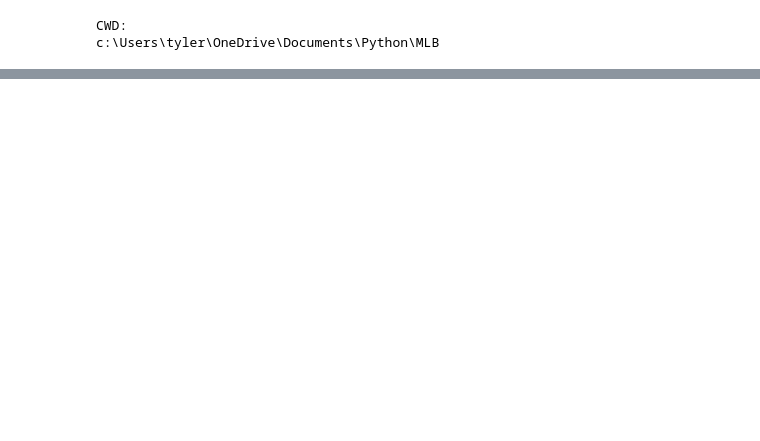
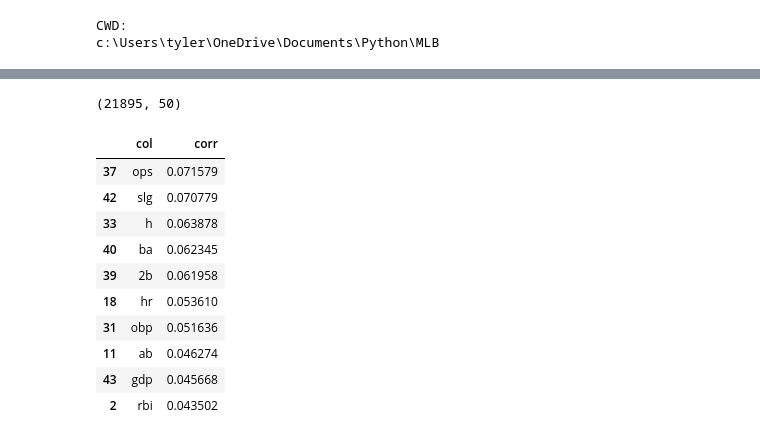
Before and after one commit to tylerengland25/MLB, a Jupyter notebook: backend/analysis/analysis.ipynb, the cells around one changed output, grey strips where cells are left out. Cells and saved outputs as stored; diff of their text form; code cells hidden in the pictures; blank space fills up the shorter version.

```diff
--- a/backend/analysis/analysis.ipynb
+++ b/backend/analysis/analysis.ipynb
@@ -63,6 +66,7 @@ batting_totals['wpa-'] = batting_totals['wpa-'].apply(lambda x: float(x.strip("%
 batting_totals['cwpa'] = batting_totals['cwpa'].apply(lambda x: float(x.strip("%")))
 batting_totals = batting_totals.fillna(0)
 batting_totals = batting_totals[batting_totals['ab'] != 0]
+batting_totals = batting_totals.drop_duplicates(['date', 'visitor', 'home', 'team'])
 
 batting_totals.info(verbose=True)
 # %% [output]
@@ -175,0 +234,57 @@ bullpen.groupby(
+# %%
+def feature_engineer(df):
+    # Function for feature engineering stats for batting
+    df[f'ba'] = df[f'h'] / df[f'ab']
+    df[f'obp'] = (df[f'h'] + df[f'bb'] + df[f'hbp']) / (df[f'ab'] + df[f'bb'] + df[f'hbp'] + df[f'sf'])
+    df[f'1b'] = df[f'h'] - (df[f'2b'] + df[f'3b'] + df[f'hr'])
+    df[f'slg'] = (df[f'1b'] + 2*df[f'2b'] + 3*df[f'3b'] + 4*df[f'hr']) / df[f'ab']
+    df[f'ops'] = df[f'obp'] + df[f'slg']
+
+    return df
+# %%
+batting_totals['h_target'] = batting_totals['h']
+batting_totals['season'] = batting_totals['date'].dt.year
+
+df = batting_totals.set_index(
+    ['team']
+).sort_index()
+
+batting_season = pd.DataFrame()
+for index in df.index.unique():
+    team_df = df.loc[index, :].sort_values(
+        ['date'],
+        ascending=True
+    ).copy()
+
+    for col in list(set(df.columns).difference(['date', 'visitor', 'home', 'opponent', 'h_target'])):
+        # team_df[col] = team_df[col].rolling(41, closed='left').mean()
+        team_df[col] = team_df[col].ewm(span=5, min_periods=5).mean().shift(1)
+
+    team_df = feature_engineer(team_df)
+
+    batting_season = batting_season.append(team_df.reset_index(), ignore_index=True)
+
+batting_season = batting_season.dropna(axis=0)
+batting_season.shape
+# %% [output]
+(21895, 50)
+# %%
+corr = {'col': [], 'corr': []}
+for col in list(set(batting_season.columns).difference(['date', 'visitor', 'home', 'team', 'opponent', 'h_target'])):
+    corr['col'].append(col)
+    corr['corr'].append(batting_season[col].corr(batting_season['h_target']))
+
+corr = pd.DataFrame(corr)
+corr.sort_values(['corr'], ascending=False).head(10)
+# %% [output]
+|  | col | corr |
+| 37 | ops | 0.071579 |
+| 42 | slg | 0.070779 |
+| 33 | h | 0.063878 |
+| 40 | ba | 0.062345 |
+| 39 | 2b | 0.061958 |
+| 18 | hr | 0.053610 |
+| 31 | obp | 0.051636 |
+| 11 | ab | 0.046274 |
+| 43 | gdp | 0.045668 |
+| 2 | rbi | 0.043502 |
```
Also changed, not shown: parts of 22 cells of this notebook, 16 other files.
